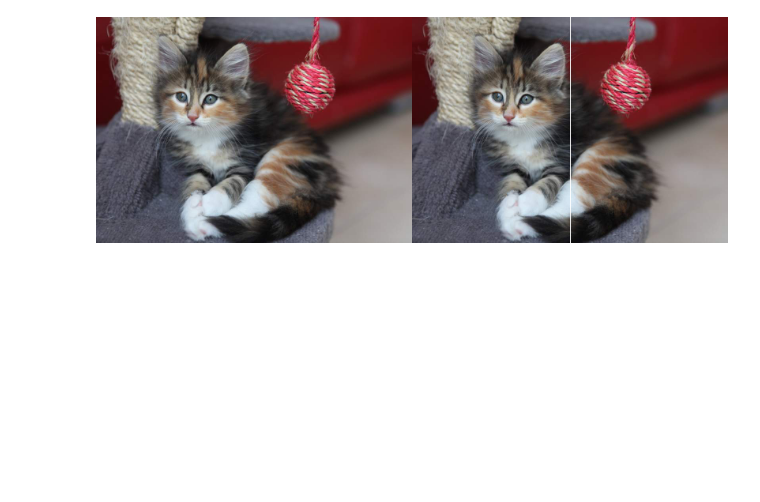
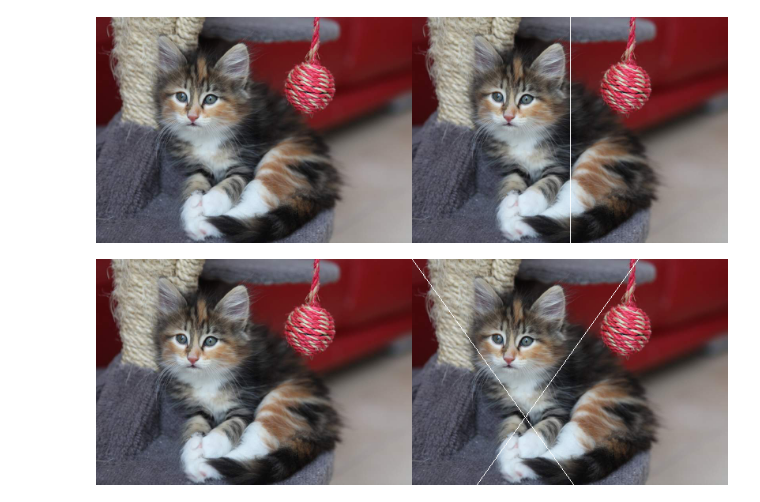
Before and after one commit to novita824/PCVK_Genap_2023, a Jupyter notebook: Week1.ipynb, the cells around one changed output. Drawn from its saved outputs; the diff is of its cells as text; code cells hidden in the pictures; blank space fills up the shorter version.

```diff
--- a/Week1.ipynb
+++ b/Week1.ipynb
@@ -76,3 +76,21 @@ final_frame = cv.hconcat((image_2, image_3))
 cv2_imshow(final_frame)
 # %% [output]
 [figure]
+# %%
+image_2 = cv.cvtColor(image, cv.COLOR_BGR2RGB)
+image_3 = cv.cvtColor(image, cv.COLOR_BGR2RGB)
+
+#membuat garis menyilang diagonal pada image
+dg = (0,0)
+dg2 = (286,0)
+
+dg_end = (286,400)
+dg_end2 = (0,400)
+
+cv.line(image_3, dg, dg_end, (255,255,255), 1)
+cv.line(image_3, dg2, dg_end2, (255,255,255), 1)
+
+final_frame = cv.hconcat((image_2, image_3))
+cv2_imshow(final_frame)
+# %% [output]
+[figure, added]
```
